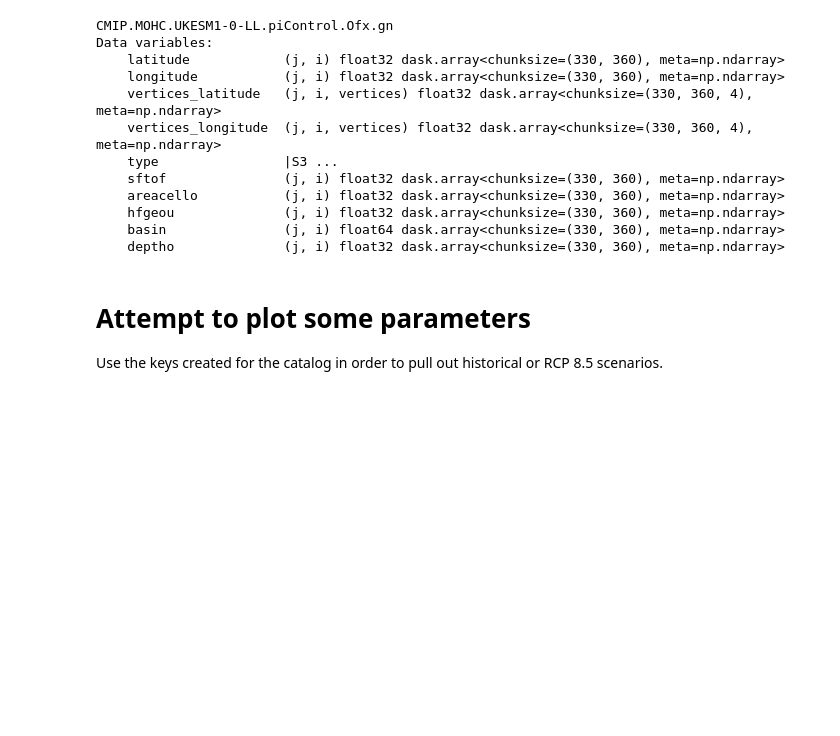
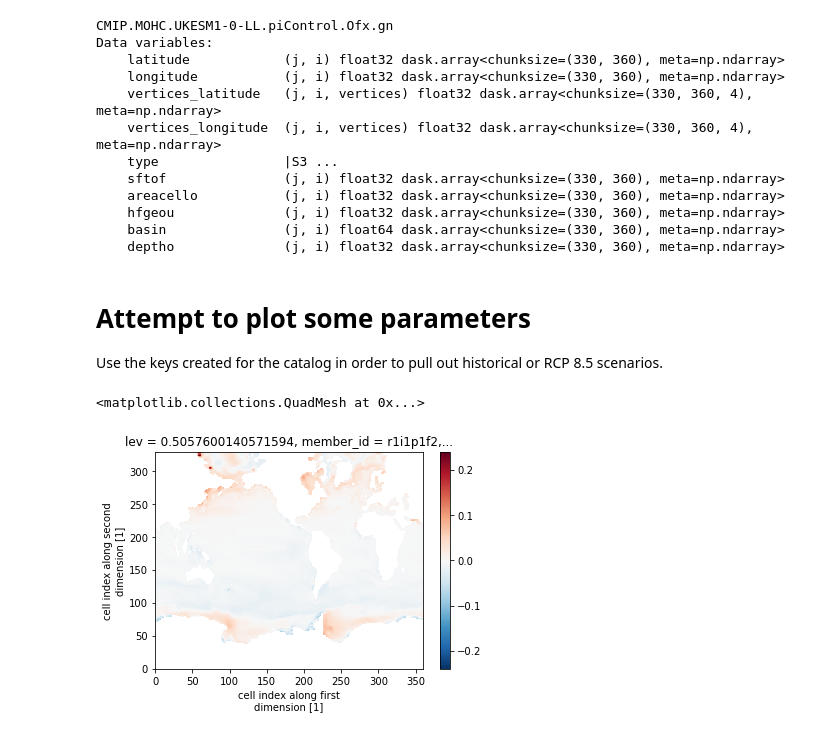
Before and after one commit to matt-long/cmip6hack-ocean-o2, a Jupyter notebook: notebooks/AOU_v_O2sat.ipynb, the cells around one changed output. Cells and saved outputs as stored; diff of their text form; code cells hidden in the pictures; blank space fills up the shorter version.

```diff
--- a/notebooks/AOU_v_O2sat.ipynb
+++ b/notebooks/AOU_v_O2sat.ipynb
@@ -306,3 +312,11 @@ ssp585 = dset_dict['ScenarioMIP.MOHC.UKESM1-0-LL.ssp585.Omon.gn']
 time_0 = historical.sel(time = '1970-01-16')
 time_1970_to_1999 = historical.sel(time = slice('1970-01-16', '1999-12-16'))
 all_time = xr.concat([time_1970_to_1999,ssp585], dim='time')
+# %%
+# Calculate AOU at each time
+all_time_aou = all_time.o2sat*1000-all_time.o2
+# %%
+all_time_aou.isel(member_id = 0, time = 0, lev = 0).plot()
+# %% [output]
+<matplotlib.collections.QuadMesh at 0x...>
+[figure, added]
```
Also changed, not shown: parts of 32 cells of this notebook.
